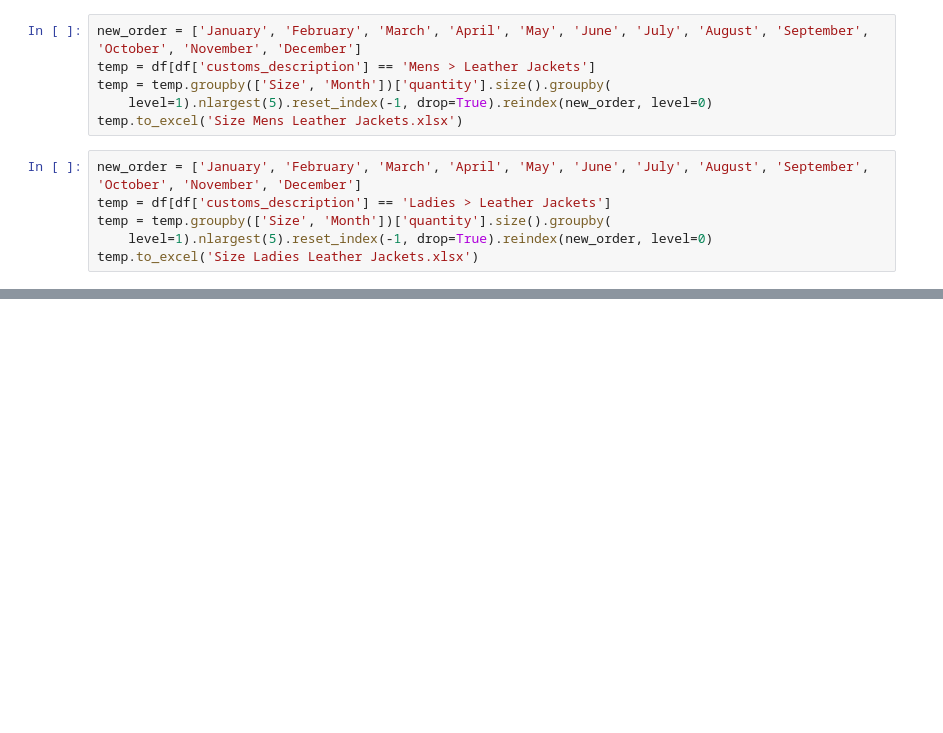
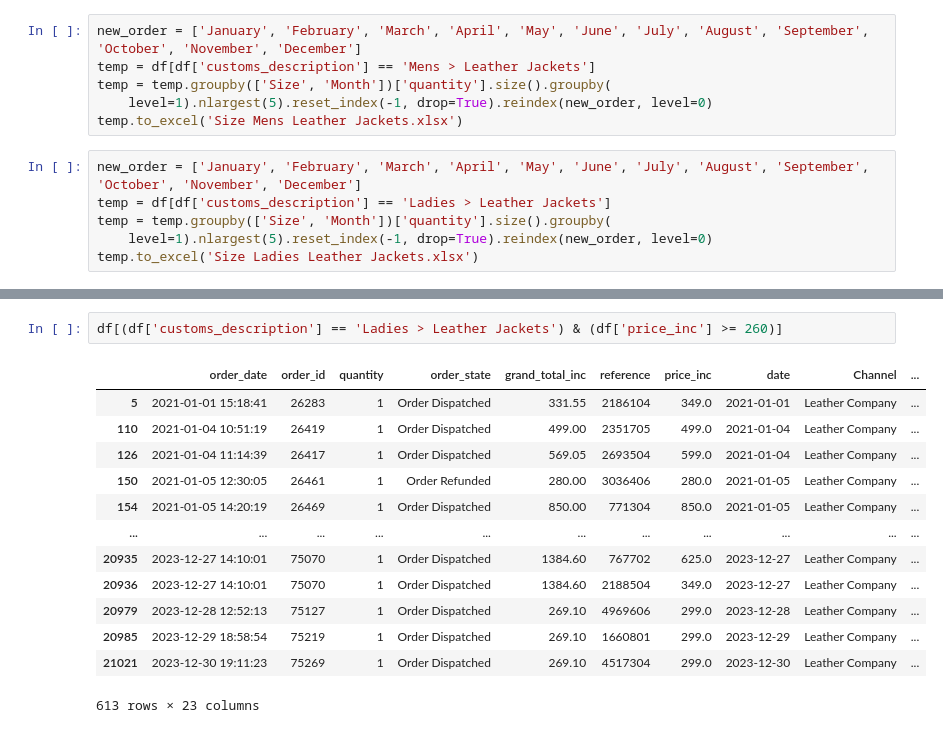
Before and after one commit to JatinArutla/sales-analysis-leather-company, a Jupyter notebook: size_analysis.ipynb, the cells around one changed output, grey strips where cells are left out. Drawn from its saved outputs; the diff is of its cells as text; blank space fills up the shorter version.

```diff
--- a/size_analysis.ipynb
+++ b/size_analysis.ipynb
@@ -119,0 +236,16 @@ temp.to_excel('Size Ladies Leather Jackets.xlsx')
+# %%
+df[(df['customs_description'] == 'Ladies > Leather Jackets') & (df['price_inc'] >= 260)]
+# %% [output]
+|  | order_date | order_id | quantity | order_state | grand_total_inc | reference | price_inc | date | Channel | ... |
+| 5 | 2021-01-01 15:18:41 | 26283 | 1 | Order Dispatched | 331.55 | 2186104 | 349.0 | 2021-01-01 | Leather Company | ... |
+| 110 | 2021-01-04 10:51:19 | 26419 | 1 | Order Dispatched | 499.00 | 2351705 | 499.0 | 2021-01-04 | Leather Company | ... |
+| 126 | 2021-01-04 11:14:39 | 26417 | 1 | Order Dispatched | 569.05 | 2693504 | 599.0 | 2021-01-04 | Leather Company | ... |
+| 150 | 2021-01-05 12:30:05 | 26461 | 1 | Order Refunded | 280.00 | 3036406 | 280.0 | 2021-01-05 | Leather Company | ... |
+| 154 | 2021-01-05 14:20:19 | 26469 | 1 | Order Dispatched | 850.00 | 771304 | 850.0 | 2021-01-05 | Leather Company | ... |
+| ... | ... | ... | ... | ... | ... | ... | ... | ... | ... | ... |
+| 20935 | 2023-12-27 14:10:01 | 75070 | 1 | Order Dispatched | 1384.60 | 767702 | 625.0 | 2023-12-27 | Leather Company | ... |
+| 20936 | 2023-12-27 14:10:01 | 75070 | 1 | Order Dispatched | 1384.60 | 2188504 | 349.0 | 2023-12-27 | Leather Company | ... |
+| 20979 | 2023-12-28 12:52:13 | 75127 | 1 | Order Dispatched | 269.10 | 4969606 | 299.0 | 2023-12-28 | Leather Company | ... |
+| 20985 | 2023-12-29 18:58:54 | 75219 | 1 | Order Dispatched | 269.10 | 1660801 | 299.0 | 2023-12-29 | Leather Company | ... |
+| 21021 | 2023-12-30 19:11:23 | 75269 | 1 | Order Dispatched | 269.10 | 4517304 | 299.0 | 2023-12-30 | Leather Company | ... |
+613 rows × 23 columns
```
Also changed, not shown: parts of 9 cells of this notebook, 14 other files.
